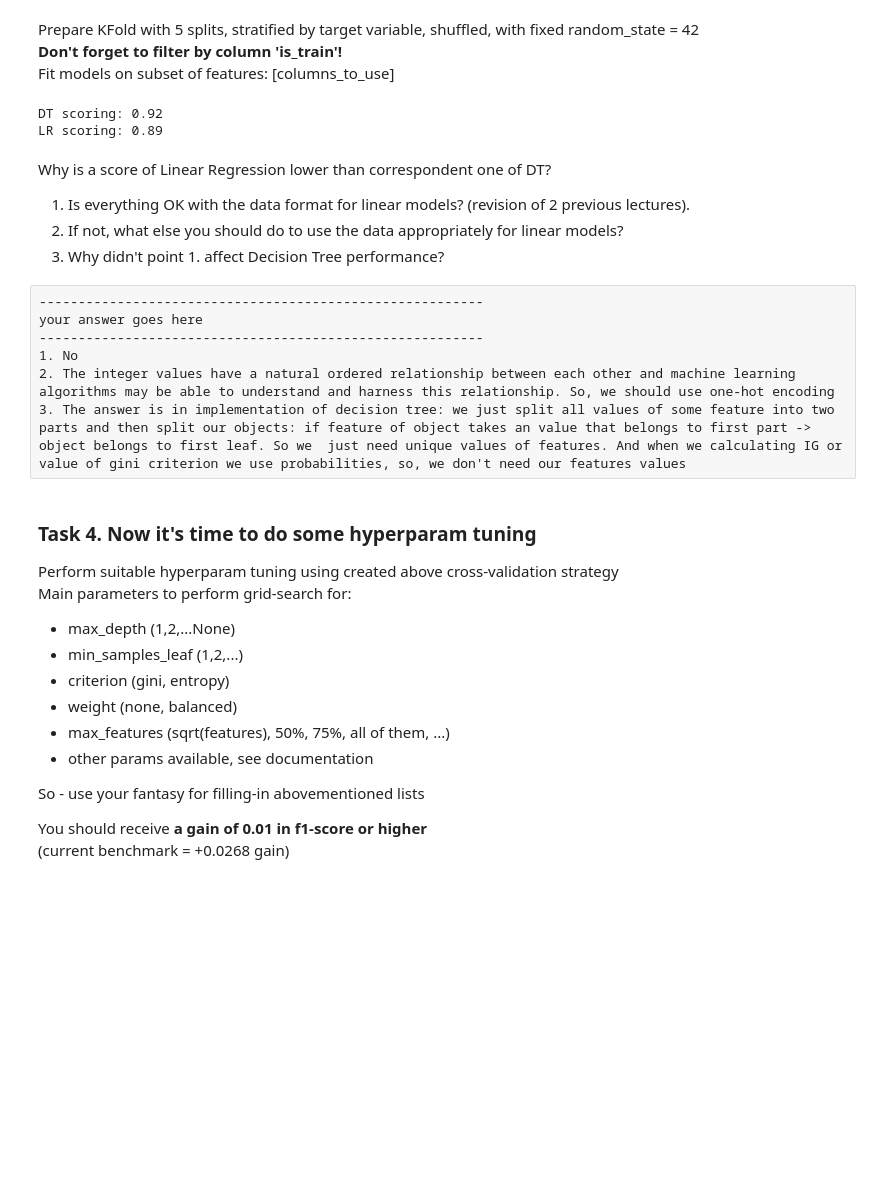
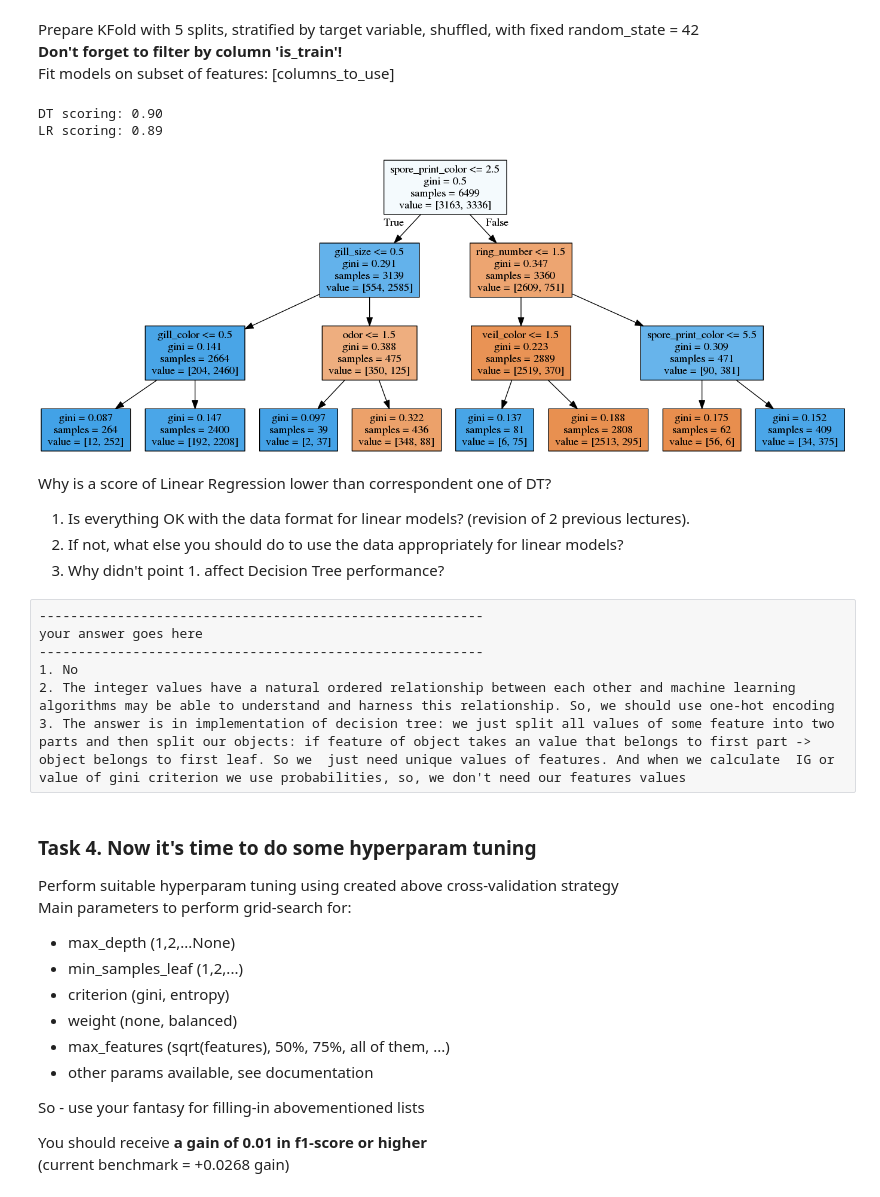
Before and after one commit to yuliok0715/UDS-club-course, a Jupyter notebook: hw4_decision-trees.ipynb, the cells around one changed output. Saved outputs shown, nothing was run; the diff lists cells and outputs as text; code cells hidden in the pictures; blank space fills up the shorter version.

```diff
--- a/hw4_decision-trees.ipynb
+++ b/hw4_decision-trees.ipynb
@@ -316,8 +318,8 @@ xtrain = df[df.is_train][columns_to_use]
 ytrain = df[df.is_train].target
 # ---------------------------------------------------------------
 
-# create Decision Tree with default params, max_depth=4, random_state=42
-dt = DecisionTreeClassifier(max_depth=4,
+# create Decision Tree with default params, max_depth=3, random_state=42
+dt = DecisionTreeClassifier(max_depth=3,
                             random_state=42)
 
 # estimate its f1-score with cross-validation (cross_val_score)
@@ -350,8 +352,22 @@ scores_lr = cross_val_score(
 ).mean()
 print('LR scoring: {:.2f}'.format(scores_lr))
 # %% [output]
-DT scoring: 0.92
+DT scoring: 0.90
 LR scoring: 0.89
+# %%
+from sklearn.tree import export_graphviz
+from IPython.display import Image
+dt.fit(xtrain,ytrain)
+export_graphviz(dt,
+                feature_names=columns_to_use,
+                out_file='tree.dot',
+                filled=True)
+
+!dot -Tpng tree.dot -o tree.png
+
+Image('tree.png')
+# %% [output]
+[figure, added]
 # %% [markdown]
 Why is a score of Linear Regression lower than correspondent one of DT?
 1. Is everything OK with the data format for linear models? (revision of 2 previous lectures).
@@ -363,7 +379,7 @@ your answer goes here
 ---------------------------------------------------------
 1. No
 2. The integer values have a natural ordered relationship between each other and machine learning algorithms may be able to understand and harness this relationship. So, we should use one-hot encoding
-3. The answer is in implementation of decision tree: we just split all values of some feature into two parts and then split our objects: if feature of object takes an value that belongs to first part -> object belongs to first leaf. So we  just need unique values of features. And when we calculating IG or value of gini criterion we use probabilities, so, we don't need our features values
+3. The answer is in implementation of decision tree: we just split all values of some feature into two parts and then split our objects: if feature of object takes an value that belongs to first part -> object belongs to first leaf. So we  just need unique values of features. And when we calculate  IG or value of gini criterion we use probabilities, so, we don't need our features values
 # %% [markdown]
 ### Task 4. Now it's time to do some hyperparam tuning
 Perform suitable hyperparam tuning using created above cross-validation strategy
```
Also changed, not shown: parts of 26 cells of this notebook.
